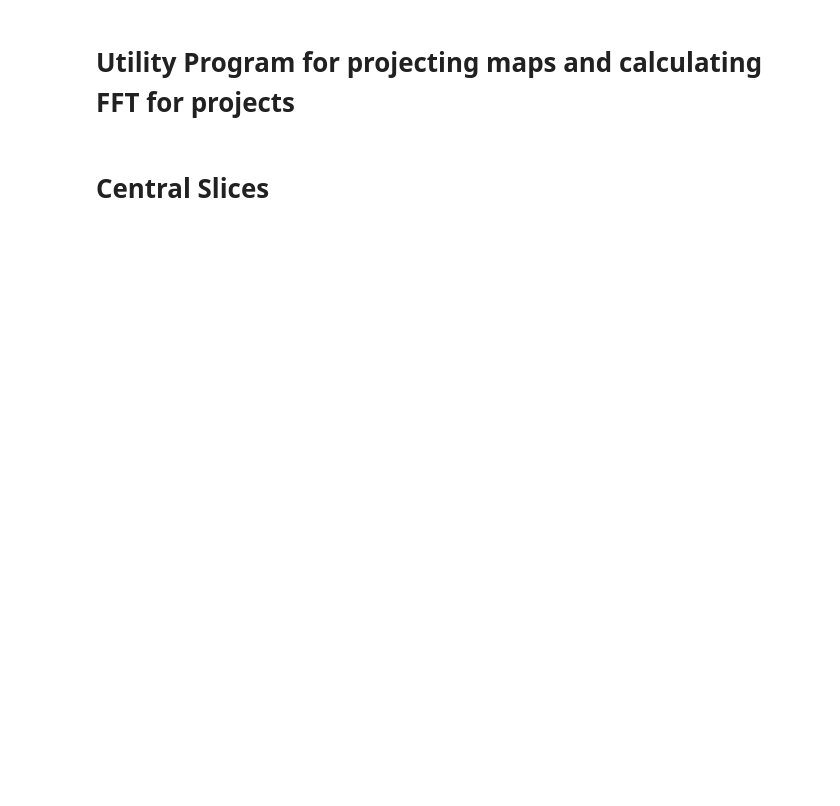
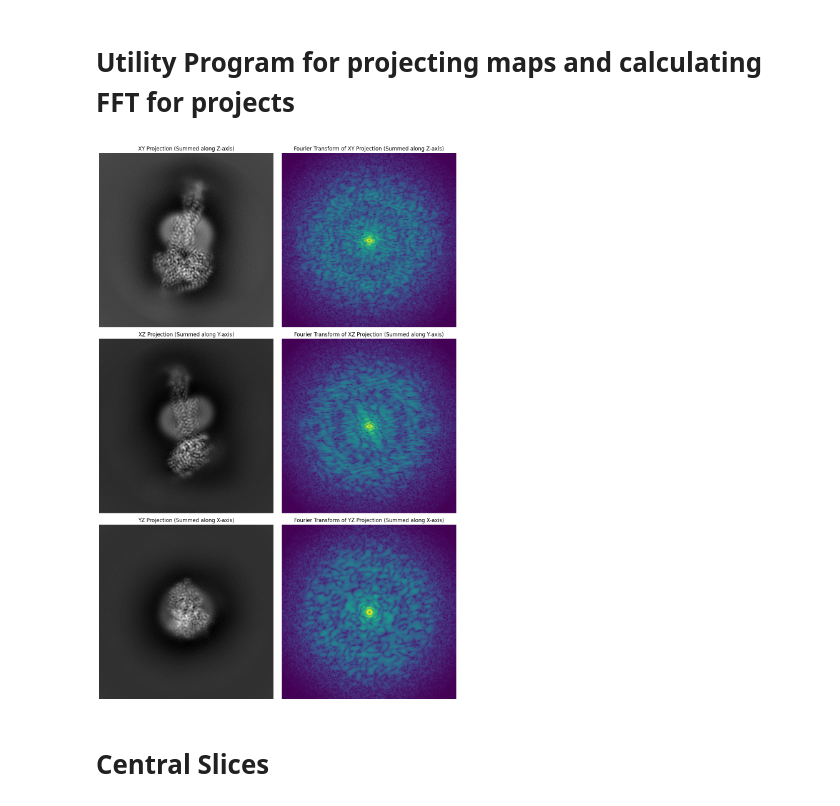
Before and after one commit to mbelouso/cryoEM_pythontools, a Jupyter notebook: Map_BackProjection.ipynb, the cells around one changed output. Saved outputs shown, nothing was run; the diff lists cells and outputs as text; code cells hidden in the pictures; blank space fills up the shorter version.

```diff
--- a/Map_BackProjection.ipynb
+++ b/Map_BackProjection.ipynb
@@ -95,34 +95,36 @@ def visualize_results(projections, fourier_transforms):
 
     plt.tight_layout()
     plt.savefig("BackProjection.png")
     plt.show()
 
 
 def main():
     # specify FT crop size
     crop_size = (200,200)
 
     # Specify the path to your MRC file
-    mrc_file_path = "/home/mbelouso/src/python_projects/volumes/run_class001.mrc"
+    mrc_file_path = "./volumes/run_class001.mrc"
 
     # Load the 3D volume
     volume = load_mrc_volume(mrc_file_path)
 
     # Back-project the volume to 2D (three orthogonal projections)
     xy_projection, xz_projection, yz_projection = back_project_2d(volume)
 
     # Calculate the Fourier transform for each projection
     fourier_transforms = [
         calculate_fourier_transform(xy_projection, crop_size),
         calculate_fourier_transform(xz_projection, crop_size),
         calculate_fourier_transform(yz_projection, crop_size)
     ]
 
     # Visualize the results
     visualize_results([xy_projection, xz_projection, yz_projection], fourier_transforms)
 
 if __name__ == "__main__":
     main()
+# %% [output]
+[figure, added]
 # %% [markdown]
 # Central Slices
 # %%
```
Also changed, not shown: parts of 3 cells of this notebook, 9 other files.
